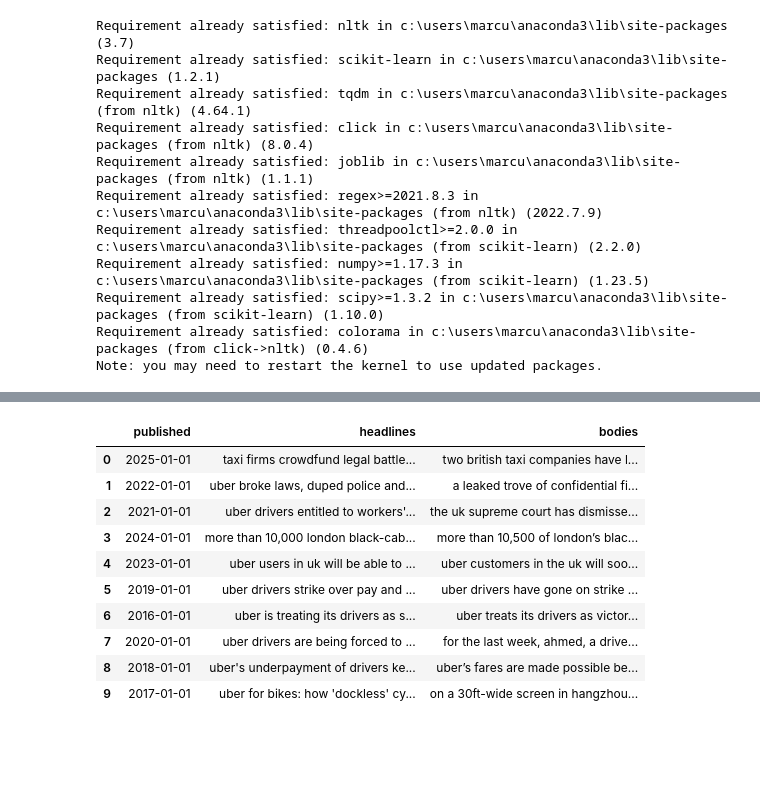
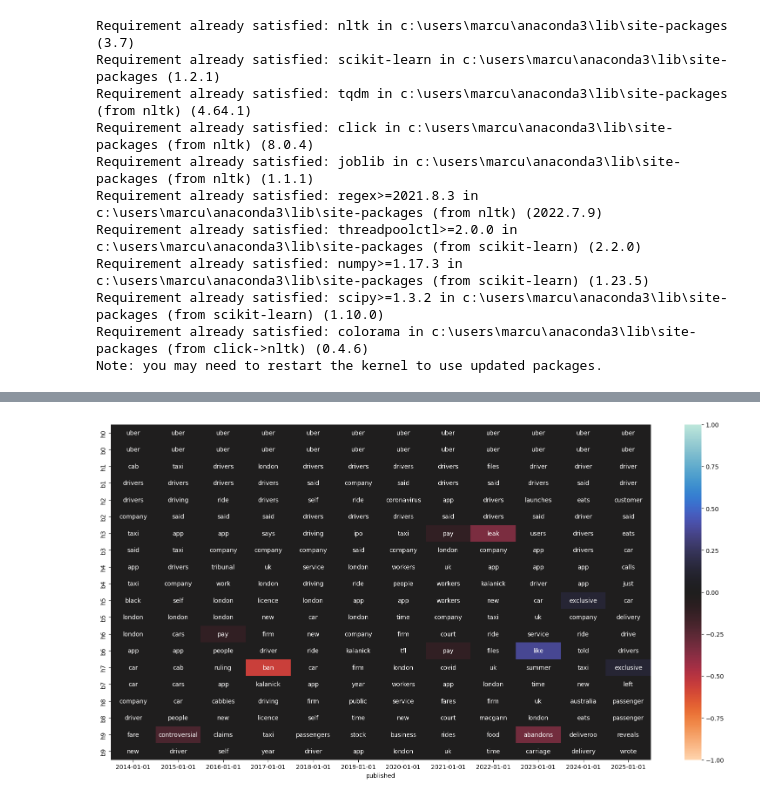
Before and after one commit to dmh21za/compmeth, a Jupyter notebook: summative.ipynb, the cells around one changed output, grey strips where cells are left out. Saved outputs shown, nothing was run; the diff lists cells and outputs as text; code cells hidden in the pictures; blank space fills up the shorter version.

Commit message:
can now generate a sentiment heatmap of all articles and headlines with a given resolution (monthly, yearly etc)

```diff
--- a/summative.ipynb
+++ b/summative.ipynb
@@ -575,7 +582,9 @@ import json
 # Let's try headline first
 # First we load the data
 articles_raw = []
-with open('./data/final_data.json', encoding='utf-8') as f:
+data_loc = './final_data.json'
+
+with open(data_loc, encoding='utf-8') as f:
     articles_raw = json.load(f)
 
 # Format df
@@ -604,6 +613,10 @@ def tf_idf_scores(text):
     tfidf_scores = tfidf_matrix.toarray()[0]
     tfidf_dict = dict(zip(feature_names, tfidf_scores))
     tfidf_dict = dict(sorted(tfidf_dict.items(), key=lambda item: item[1], reverse=True))
+    # Remove entries that include numbers because these rarely indicate anything
+    for key in list(tfidf_dict.keys()):
+        if any(char.isdigit() for char in key):
+            del tfidf_dict[key]
     return tfidf_dict
 
 df = pd.DataFrame.from_records(articles)
@@ -614,42 +627,74 @@ def collapse_df_dates(df, resolution):
 
     def date_function(timestamp):
         d = datetime.fromtimestamp(timestamp)
         m = month_function(d.month)
         month = d.strftime('%Y-' + ("0" if m < 10 else "") + str(m) + '-01')
         return month
 
     df['published'] = df['published'].apply(date_function)
     return df
 
 def collapse_df(df, resolution):
     df = collapse_df_dates(df, resolution)
 
     df2 = pd.DataFrame.from_dict({
         "published" : df['published'].unique()
     })
     def concat_headlines(pub):
         x = "\n".join(df[df['published'] == pub]['headline'])
         return x
     def concat_bodies(pub):
         x = "\n".join(df[df['published'] == pub]['body'])
         return x
 
     df2['headlines'] = df2['published'].apply(concat_headlines)
     df2['bodies'] = df2['published'].apply(concat_bodies)
 
+    # do tf_idf_scores
     return df2
 
-df = collapse_df(df, 3)
+def get_sentiment(text):
+    sia = SentimentIntensityAnalyzer()
+    sentiment_scores = sia.polarity_scores(text)
+    return sentiment_scores['compound']
+
+
+# could use topic modelling
+
+def df_idf_table(df, top_n):
+  df2 = df.copy()
+  df2['headlines_tf'] = df['headlines'].apply(tf_idf_scores)
+  df2['bodies_tf'] = df2['bodies'].apply(tf_idf_scores)
+  for i in range(0, top_n):
+    df2['h' + str(i)] = df2['headlines_tf'].apply(lambda x: list(x.keys())[i] if i < len(x) else "")
+    df2['b' + str(i)] = df2['bodies_tf'].apply(lambda x: list(x.keys())[i] if i < len(x) else "")
+  df2.drop(columns=['headlines_tf', 'bodies_tf', 'headlines', 'bodies'], inplace=True)
+  # sort by date
+  df2 = df2.sort_values(by=['published'])
+  df2.set_index('published', inplace=True)
+  df2 = df2.transpose()
+  df2 = df2.map(str)
+  return df2
+
+
+df = collapse_df(df, 1)
+df = df_idf_table(df, 10)
 df.head(10)
+
+# apply sentiment analysis to every cell in df
+df_vals = df.copy().map(get_sentiment)
+#df_vals.head(10)
+
+
+# present df_vals as heatmap with labels from df
+fig, ax = plt.subplots(figsize=(20,10))
+sns.heatmap(df_vals, annot=df, fmt="", cmap="icefire_r", vmin=-1, vmax=1)
+plt.show()
+
+# next try topic modelling
+# then try filtering out neutral words
+
+
+#df.head()
 # %% [output]
-|  | published | headlines | bodies |
-| 0 | 2025-01-01 | taxi firms crowdfund legal battle... | two british taxi companies have l... |
-| 1 | 2022-01-01 | uber broke laws, duped police and... | a leaked trove of confidential fi... |
-| 2 | 2021-01-01 | uber drivers entitled to workers'... | the uk supreme court has dismisse... |
-| 3 | 2024-01-01 | more than 10,000 london black-cab... | more than 10,500 of london’s blac... |
-| 4 | 2023-01-01 | uber users in uk will be able to ... | uber customers in the uk will soo... |
-| 5 | 2019-01-01 | uber drivers strike over pay and ... | uber drivers have gone on strike ... |
-| 6 | 2016-01-01 | uber is treating its drivers as s... | uber treats its drivers as victor... |
-| 7 | 2020-01-01 | uber drivers are being forced to ... | for the last week, ahmed, a drive... |
-| 8 | 2018-01-01 | uber's underpayment of drivers ke... | uber’s fares are made possible be... |
-| 9 | 2017-01-01 | uber for bikes: how 'dockless' cy... | on a 30ft-wide screen in hangzhou... |
+[figure, added]
```
Also changed, not shown: parts of 1 cell of this notebook.
